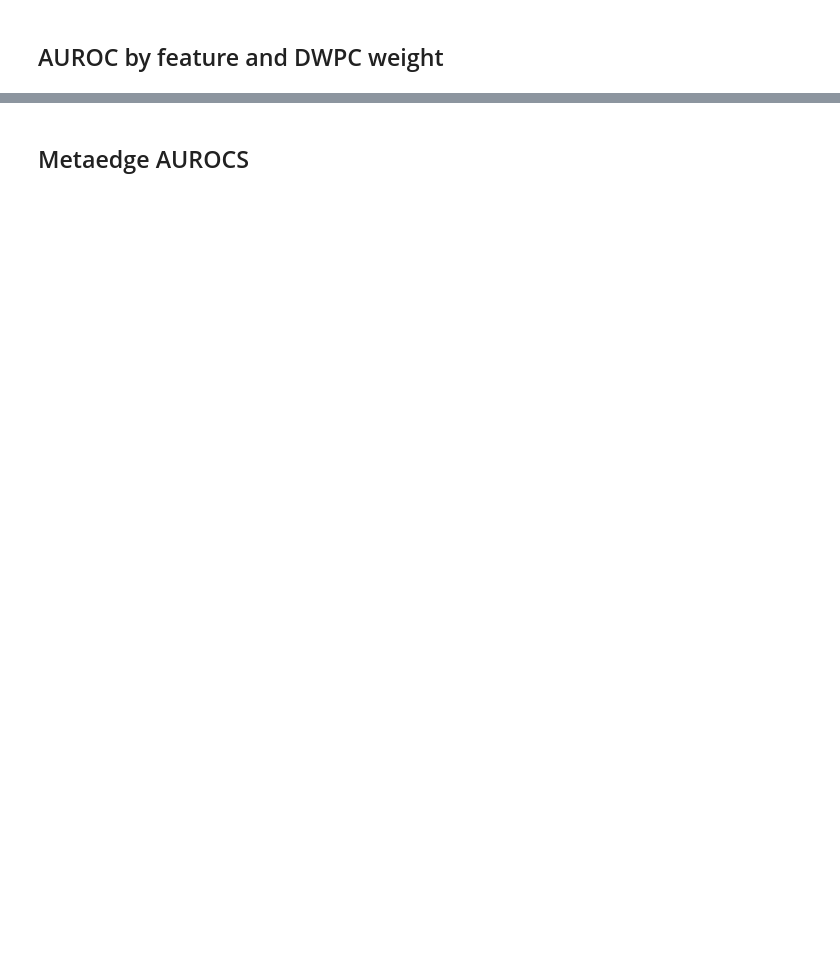
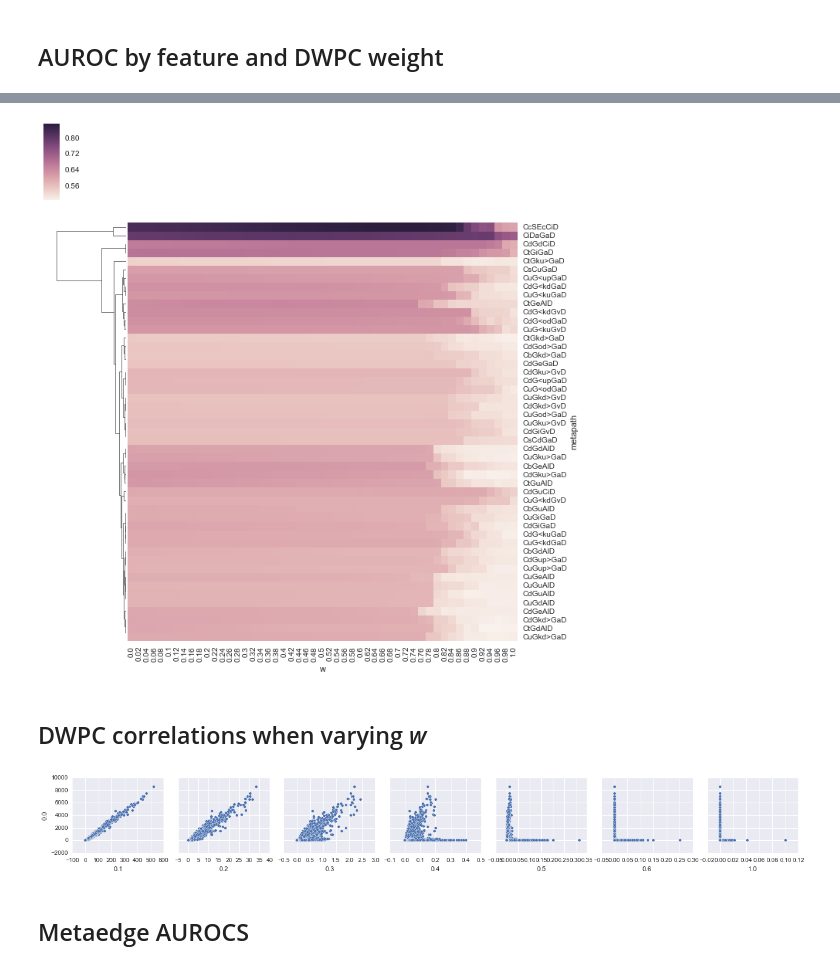
Before and after one commit to dhimmel/learn, a Jupyter notebook: dwpc-assess.ipynb, the cells around one changed output, grey strips where cells are left out. Cells and saved outputs as stored; diff of their text form; code cells hidden in the pictures; blank space fills up the shorter version.

```diff
--- a/dwpc-assess.ipynb
+++ b/dwpc-assess.ipynb
@@ -64,0 +67,6 @@ clustergrid = seaborn.clustermap(auc_wide_df, col_cluster=False, figsize=(11, 50
+# %%
+clustergrid = seaborn.clustermap(auc_wide_df, col_cluster=False, figsize=(11, 12))
+# %% [output]
+[figure, added]
+# %% [markdown]
+## DWPC correlations when varying *w*
@@ -65,3 +75,7 @@ clustergrid = seaborn.clustermap(auc_wide_df, col_cluster=False, figsize=(11, 50
+# %%
+grid = seaborn.pairplot(w_df, x_vars=[0.1, 0.2, 0.3, 0.4, 0.5, 0.6, 1.0], y_vars=[0.0])
+# %% [output]
+[figure, added]
 # %% [markdown]
 ## Metaedge AUROCS
 # %%
```
Also changed, not shown: parts of 11 cells of this notebook.
